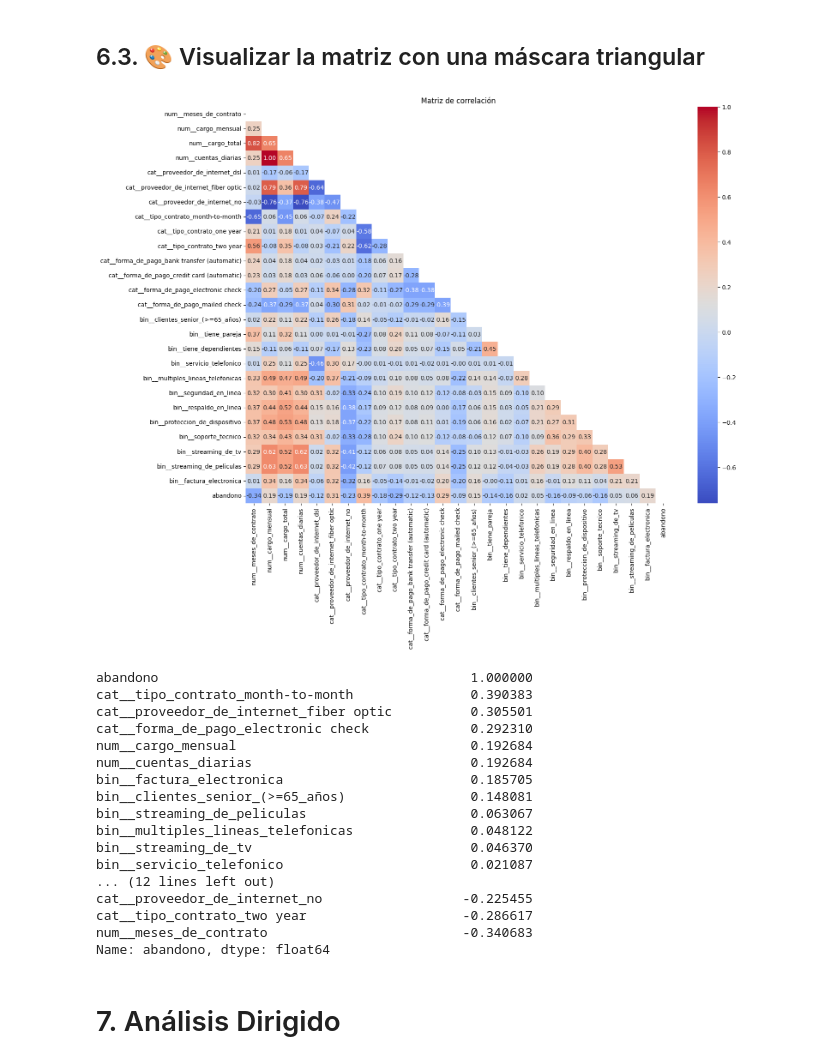
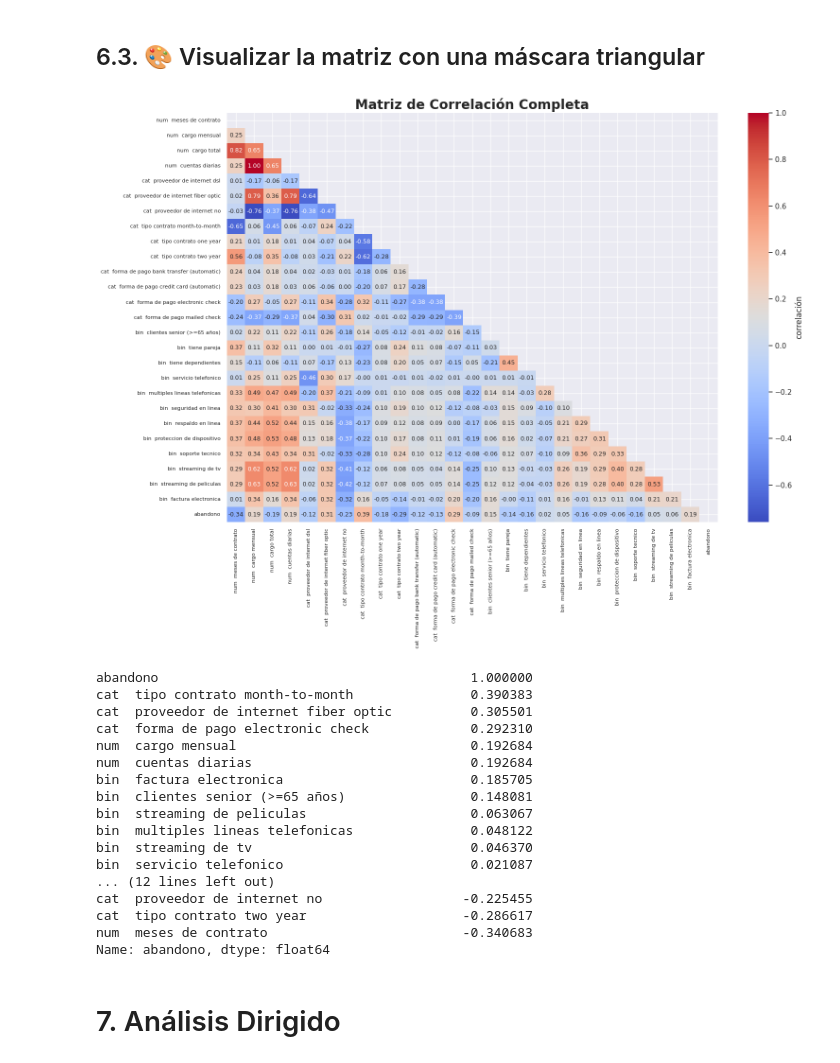
Before and after one commit to WLozanoH/TelecomX-Churn-Prediction-ML, a Jupyter notebook: churn_prediction_ML.ipynb, the cells around one changed output. Drawn from its saved outputs; the diff is of its cells as text; code cells hidden in the pictures.

```diff
--- a/churn_prediction_ML.ipynb
+++ b/churn_prediction_ML.ipynb
@@ -55,0 +58,6 @@ px.histogram(datos, x='abandono', text_auto=True)
+# %%
+sns.set()
+sns.countplot(datos, x='abandono', hue='abandono', palette={'no':GRIS_2, 'si':'indianred'})
+plt.title('Frecuencia de clientes que abandonan', fontsize=16, fontweight='bold', y=1.03)
+plt.ylabel('Frecuencia')
+plt.show()
@@ -173,0 +150,20 @@ px.box(datos, x='cargo_total', color='abandono')
+# %%
+# Seleccionar solo las variables numéricas
+var_numericas = [col for col in datos.select_dtypes(include='number').columns if col != 'abandono' and datos[col].nunique() !=2]
+
+sns.set()
+fig, axes = plt.subplots(2,2, figsize=(12,8))
+plt.subplots_adjust(hspace=0.4)
+
+axes = axes.flatten() # aplanar los ejes
+
+
+for i, var in enumerate(var_numericas):
+    sns.set()
+    sns.boxplot(data=datos, x='abandono', y=var, palette={'no': GRIS_2, 'si': 'indianred'}, ax=axes[i])
+    axes[i].set_title(f'Boxplot de {var.replace("_", " ")}', fontsize=14, y=1.03)
+    axes[i].set_xlabel('')
+    axes[i].set_xticklabels(['no abandona', 'abandona'])
+    axes[i].set_ylabel(f'{var.replace("_", " ")}')
+plt.tight_layout()
+plt.show()
@@ -326,37 +321,51 @@ correlacion_matrix = X_procesado_df.corr()
+# %%
+# Calcular Matriz de correlación
+correlacion_matrix = X_procesado_df.corr()
+
+# Reemplazar _ por espacio en las columnas e índice
+correlacion_matrix.columns = correlacion_matrix.columns.str.replace('_', ' ')
+correlacion_matrix.index = correlacion_matrix.index.str.replace('_', ' ')
 # %% [markdown]
 ## 6.3. 🎨 Visualizar la matriz con una máscara triangular
 # %%
 # Crear máscara para ocultar la mitad superior
 mascara = np.triu(np.ones_like(correlacion_matrix, dtype='bool'))
 
 # Gráfico de calor
 plt.figure(figsize=(16,12))
-sns.heatmap(correlacion_matrix, mask=mascara, cmap='coolwarm', annot=True, fmt='.2f')
-plt.title('Matriz de correlación')
+sns.heatmap(correlacion_matrix, mask=mascara, cmap='coolwarm', annot=True, fmt='.2f',
+            annot_kws={"size": 9},
+            cbar_kws={"label": "correlación"}
+
+            )
+plt.title('Matriz de Correlación Completa', fontsize=20, fontweight='bold')
+plt.xticks(rotation=90, fontsize=8)
+plt.yticks(rotation=0, fontsize=8)
+plt.tight_layout()
 plt.show()
 # %% [output]
-[figure, old version]
+[figure, new version]
 # %%
 # Correlación con la variable 'abandono'
 correlaciones = correlacion_matrix['abandono'].sort_values(ascending=False)
 print(correlaciones)
 # %% [output]
 abandono                                        1.000000
-cat__tipo_contrato_month-to-month               0.390383
-cat__proveedor_de_internet_fiber optic          0.305501
-cat__forma_de_pago_electronic check             0.292310
-num__cargo_mensual                              0.192684
-num__cuentas_diarias                            0.192684
-bin__factura_electronica                        0.185705
-bin__clientes_senior_(>=65_años)                0.148081
-bin__streaming_de_peliculas                     0.063067
-bin__multiples_lineas_telefonicas               0.048122
-bin__streaming_de_tv                            0.046370
-bin__servicio_telefonico                        0.021087
+cat  tipo contrato month-to-month               0.390383
+cat  proveedor de internet fiber optic          0.305501
+cat  forma de pago electronic check             0.292310
+num  cargo mensual                              0.192684
+num  cuentas diarias                            0.192684
+bin  factura electronica                        0.185705
+bin  clientes senior (>=65 años)                0.148081
+bin  streaming de peliculas                     0.063067
+bin  multiples lineas telefonicas               0.048122
+bin  streaming de tv                            0.046370
+bin  servicio telefonico                        0.021087
 ... (12 lines left out)
-cat__proveedor_de_internet_no                  -0.225455
-cat__tipo_contrato_two year                    -0.286617
-num__meses_de_contrato                         -0.340683
+cat  proveedor de internet no                  -0.225455
+cat  tipo contrato two year                    -0.286617
+num  meses de contrato                         -0.340683
 Name: abandono, dtype: float64
 # %% [markdown]
 # 7. Análisis Dirigido
```
Also changed, not shown: parts of 20 cells of this notebook.
